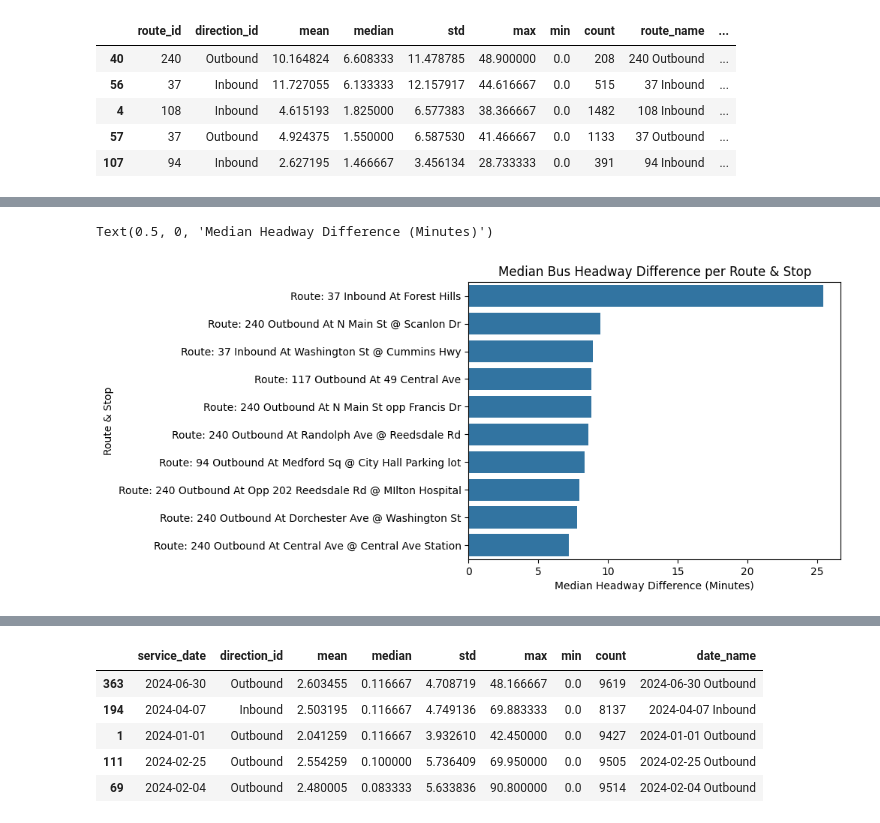
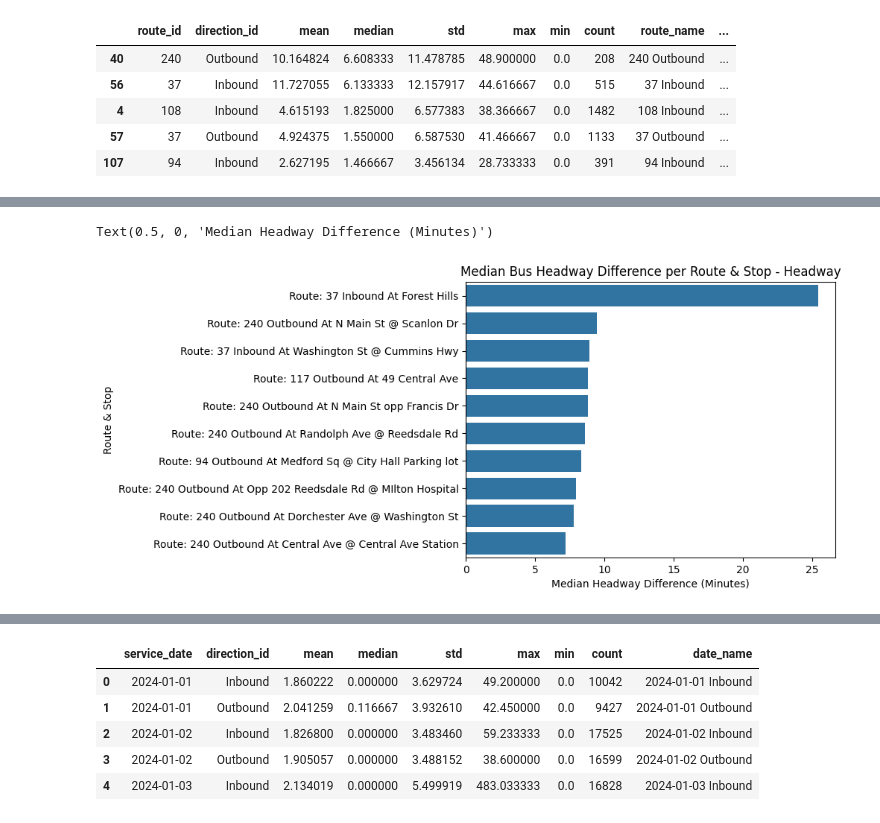
Before and after one commit to kevin-r-murphy/BA888-MBTA, a Jupyter notebook: MBTA_Bus.ipynb, the cells around one changed output, grey strips where cells are left out. Drawn from its saved outputs; the diff is of its cells as text; code cells hidden in the pictures.

```diff
--- a/MBTA_Bus.ipynb
+++ b/MBTA_Bus.ipynb
@@ -340,3 +373,13 @@ bus_headway_route_stop.head()
 | 476 | 37 | Inbound | 636 | Washington St @ Cummins Hwy | 42.286660 | -71.127791 | 13.512019 | 8.941667 | 12.453101 | 38.383333 | ... |
 | 180 | 117 | Outbound | 5790 | 49 Central Ave | 42.409605 | -71.010465 | 10.452703 | 8.816667 | 9.574476 | 51.366667 | ... |
 | 354 | 240 | Outbound | 4177 | N Main St opp Francis Dr | 42.183170 | -71.053734 | 10.974638 | 8.800000 | 11.772203 | 46.316667 | ... |
+# %%
+fig,axs = plt.subplots(nrows=2, figsize = (5,10))
+sns.barplot(data = bus_schedule_route_stop.head(10), x = 'median', y = 'route_name', orient = 'h', ax = axs[0])
+axs[0].set_title('Median Bus Departure Difference per Route & Stop - Schedule')
+axs[0].set_ylabel('Route & Stop')
+axs[0].set_xlabel('Median Departure Difference (Minutes)')
+sns.barplot(data = bus_headway_route_stop.head(10), x = 'median', y = 'route_name', orient = 'h', ax = axs[1])
+axs[1].set_title('Median Bus Headway Difference per Route & Stop - Headway')
+axs[1].set_ylabel('Route & Stop')
+axs[1].set_xlabel('Median Headway Difference (Minutes)')
@@ -343,11 +389,11 @@ bus_headway_route_stop.head()
 # %%
-sns.barplot(data = bus_headway_route_stop.head(10), x = 'median', y = 'route_name', orient = 'h')
-plt.title('Median Bus Headway Difference per Route & Stop')
+sns.barplot(data = bus_headway_route_stop.head(10), x = 'median', y = 'route_name', orient = 'h', ax = axs[1])
+plt.title('Median Bus Headway Difference per Route & Stop - Headway')
 plt.ylabel('Route & Stop')
 plt.xlabel('Median Headway Difference (Minutes)')
 # %% [output]
 Text(0.5, 0, 'Median Headway Difference (Minutes)')
-[figure, old version]
+[figure, new version]
 # %%
 fig = px.scatter_mapbox(bus_headway_route_stop, lat="stop_lat", lon="stop_lon",
                         zoom=10,
@@ -380,13 +426,13 @@ fig.show()
 [interactive output not drawn]
 # %%
 bus_headway_date = bus_standard_headway.groupby(['service_date', 'direction_id'])['headway_diff'].agg(['mean','median', 'std', 'max', 'min','count']).reset_index()
-bus_headway_date = bus_headway_date.sort_values(by = 'median', ascending = False)
+#bus_headway_date = bus_headway_date.sort_values(by = 'median', ascending = False)
 bus_headway_date['date_name'] = bus_headway_date['service_date'] + ' ' + bus_headway_date['direction_id'].astype(str)
 bus_headway_date.head()
 # %% [output]
 |  | service_date | direction_id | mean | median | std | max | min | count | date_name |
-| 363 | 2024-06-30 | Outbound | 2.603455 | 0.116667 | 4.708719 | 48.166667 | 0.0 | 9619 | 2024-06-30 Outbound |
-| 194 | 2024-04-07 | Inbound | 2.503195 | 0.116667 | 4.749136 | 69.883333 | 0.0 | 8137 | 2024-04-07 Inbound |
+| 0 | 2024-01-01 | Inbound | 1.860222 | 0.000000 | 3.629724 | 49.200000 | 0.0 | 10042 | 2024-01-01 Inbound |
 | 1 | 2024-01-01 | Outbound | 2.041259 | 0.116667 | 3.932610 | 42.450000 | 0.0 | 9427 | 2024-01-01 Outbound |
-| 111 | 2024-02-25 | Outbound | 2.554259 | 0.100000 | 5.736409 | 69.950000 | 0.0 | 9505 | 2024-02-25 Outbound |
-| 69 | 2024-02-04 | Outbound | 2.480005 | 0.083333 | 5.633836 | 90.800000 | 0.0 | 9514 | 2024-02-04 Outbound |
+| 2 | 2024-01-02 | Inbound | 1.826800 | 0.000000 | 3.483460 | 59.233333 | 0.0 | 17525 | 2024-01-02 Inbound |
+| 3 | 2024-01-02 | Outbound | 1.905057 | 0.000000 | 3.488152 | 38.600000 | 0.0 | 16599 | 2024-01-02 Outbound |
+| 4 | 2024-01-03 | Inbound | 2.134019 | 0.000000 | 5.499919 | 483.033333 | 0.0 | 16828 | 2024-01-03 Inbound |
```
Also changed, not shown: parts of 16 cells of this notebook.
